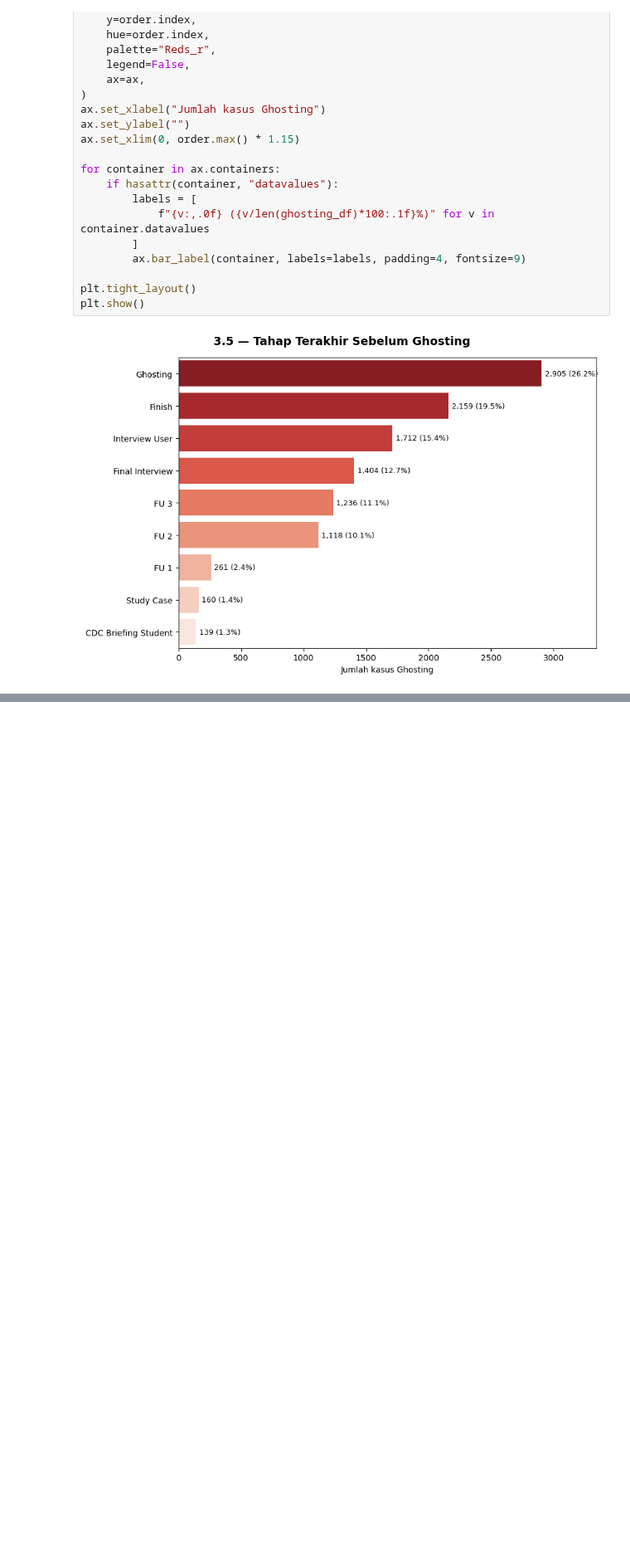
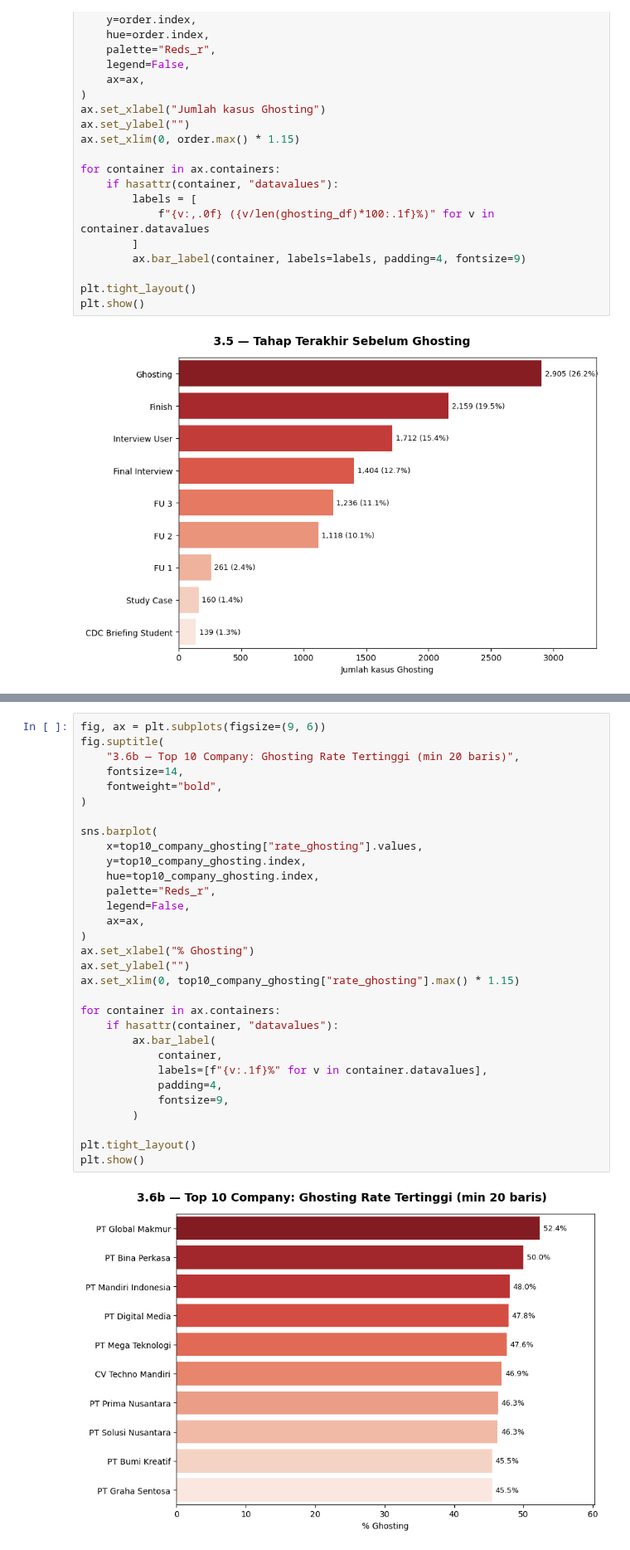
Before and after one commit to zzdf5/ssf-ssdc26-kataedward, a Jupyter notebook: notebooks/02_eda.ipynb, the cells around one changed output, grey strips where cells are left out. Shown at 83% size. Cells and saved outputs as stored; diff of their text form; blank space fills up the shorter version.

```diff
--- a/notebooks/02_eda.ipynb
+++ b/notebooks/02_eda.ipynb
@@ -2296,0 +2399,33 @@ plt.show()
+# %%
+fig, ax = plt.subplots(figsize=(9, 6))
+fig.suptitle(
+    "3.6b — Top 10 Company: Ghosting Rate Tertinggi (min 20 baris)",
+    fontsize=14,
+    fontweight="bold",
+)
+
+sns.barplot(
+    x=top10_company_ghosting["rate_ghosting"].values,
+    y=top10_company_ghosting.index,
+    hue=top10_company_ghosting.index,
+    palette="Reds_r",
+    legend=False,
+    ax=ax,
+)
+ax.set_xlabel("% Ghosting")
+ax.set_ylabel("")
+ax.set_xlim(0, top10_company_ghosting["rate_ghosting"].max() * 1.15)
+
+for container in ax.containers:
+    if hasattr(container, "datavalues"):
+        ax.bar_label(
+            container,
+            labels=[f"{v:.1f}%" for v in container.datavalues],
+            padding=4,
+            fontsize=9,
+        )
+
+plt.tight_layout()
+plt.show()
+# %% [output]
+[figure, added]
```
Also changed, not shown: parts of 9 cells of this notebook, 2 other files.
